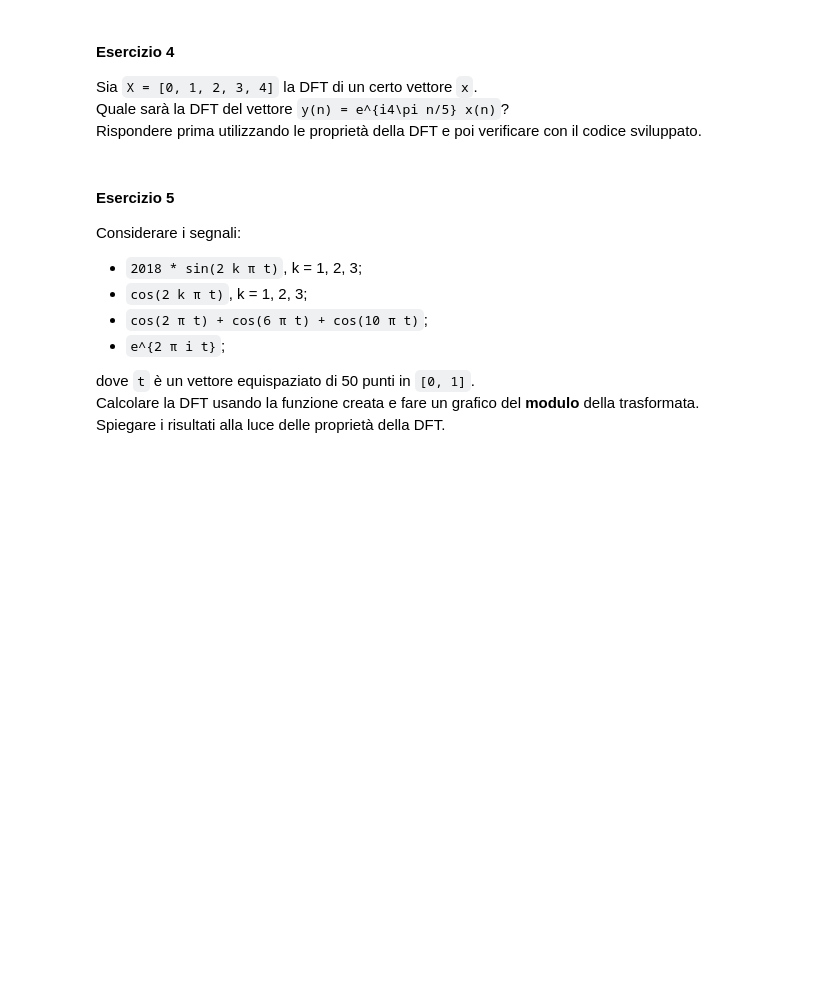
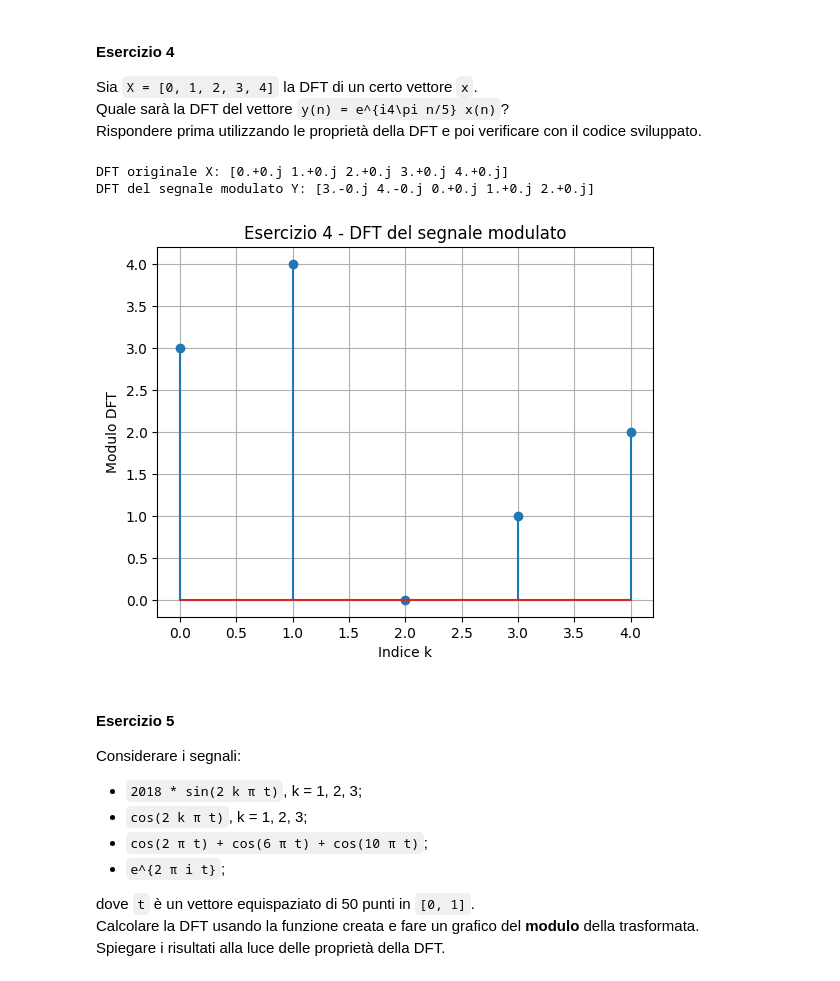
Before and after one commit to elisabettaroviera/ATF-M, a Jupyter notebook: 04 - Esercitazione 4/esercitazione4.ipynb, the cells around one changed output. Drawn from its saved outputs; the diff is of its cells as text; code cells hidden in the pictures; blank space fills up the shorter version.

```diff
--- a/04 - Esercitazione 4/esercitazione4.ipynb
+++ b/04 - Esercitazione 4/esercitazione4.ipynb
@@ -32,6 +82,18 @@ Verificare la correttezza della funzione confrontando con `scipy.fft.fft`.
 
 Scrivere una funzione che calcoli la DFT inversa di un vettore di coefficienti.
 Verificare la correttezza confrontando con `scipy.fft.ifft`.
+# %%
+### -----------------------------------------------
+### Esercizio 3 - Funzione per calcolare la IDFT
+### -----------------------------------------------
+
+def idft(X):
+    N = len(X)
+    x = np.zeros(N, dtype=complex)
+    for n in range(N):
+        for k in range(N):
+            x[n] += X[k] * np.exp(2j * np.pi * k * n / N)
+    return x / N
 # %% [markdown]
 #### Esercizio 4
 
@@ -43,3 +103,41 @@ Rispondere prima utilizzando le proprietà della DFT e poi verificare con il cod
+# %%
+### ------------------------------------------
+### Esercizio 4 - Effetto della modulazione complessa
+### ------------------------------------------
+
+# Supponiamo che X sia la DFT di un segnale x
+X = np.array([0, 1, 2, 3, 4], dtype=complex)
+
+# Ricostruiamo x tramite IDFT
+x = idft(X)
+
+# Definizione della modulazione: y(n) = exp(i * 4π * n / 5) * x(n)
+N = len(x)
+y = np.zeros(N, dtype=complex)
+for n in range(N):
+    y[n] = np.exp(1j * 4 * np.pi * n / N) * x[n]
+
+# Calcoliamo la DFT del segnale modulato y
+Y = dft(y)
+
+# Risultato atteso teorico:
+# DFT{ e^{i2πkn/N} * x(n) } = shift ciclico della DFT originale
+# Qui: moltiplicare per e^{i4πn/5} ⇒ shift di 2 posizioni (per N = 5)
+
+print("DFT originale X:", X)
+print("DFT del segnale modulato Y:", np.round(Y, 2))
+
+# Plot del modulo della DFT
+plt.stem(np.abs(Y))
+plt.ylabel('Modulo DFT')
+plt.xlabel('Indice k')
+plt.title('Esercizio 4 - DFT del segnale modulato')
+plt.grid(True)
+plt.show()
+# %% [output]
+DFT originale X: [0.+0.j 1.+0.j 2.+0.j 3.+0.j 4.+0.j]
+DFT del segnale modulato Y: [3.-0.j 4.-0.j 0.+0.j 1.+0.j 2.+0.j]
+[figure, added]
 # %% [markdown]
 #### Esercizio 5
 
```
Also changed, not shown: parts of 8 cells of this notebook.
